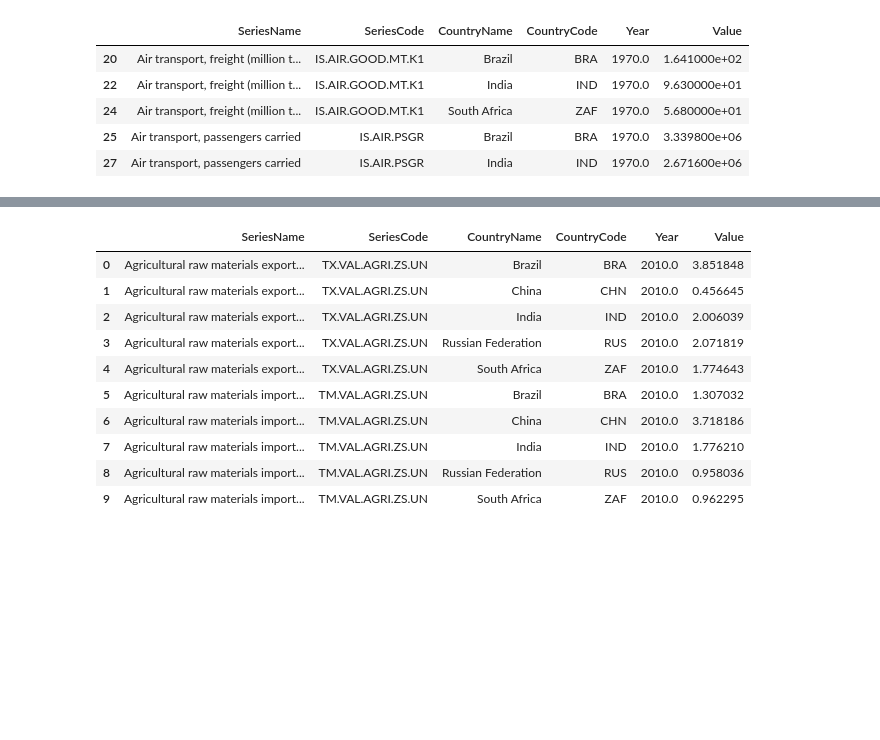
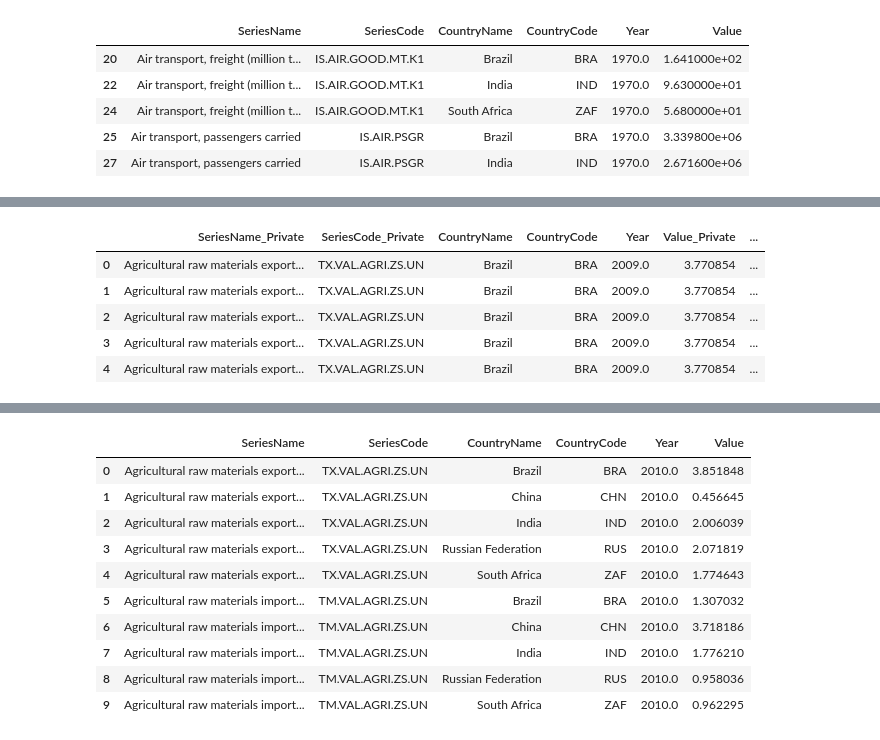
Before and after one commit to SArjaGit/BRICS_Project, a Jupyter notebook: BRICS/Master.ipynb, the cells around one changed output, grey strips where cells are left out. Drawn from its saved outputs; the diff is of its cells as text; code cells hidden in the pictures; blank space fills up the shorter version.

```diff
--- a/BRICS/Master.ipynb
+++ b/BRICS/Master.ipynb
@@ -99,0 +142,10 @@ display(public_sector_indicators_df.head())
+# %%
+master_brics_df = pd.merge(private_sector_df, economy_df, on=["CountryName","CountryCode", "Year"], how="inner")
+master_brics_df.head()
+# %% [output]
+|  | SeriesName_Private | SeriesCode_Private | CountryName | CountryCode | Year | Value_Private | ... |
+| 0 | Agricultural raw materials export... | TX.VAL.AGRI.ZS.UN | Brazil | BRA | 2009.0 | 3.770854 | ... |
+| 1 | Agricultural raw materials export... | TX.VAL.AGRI.ZS.UN | Brazil | BRA | 2009.0 | 3.770854 | ... |
+| 2 | Agricultural raw materials export... | TX.VAL.AGRI.ZS.UN | Brazil | BRA | 2009.0 | 3.770854 | ... |
+| 3 | Agricultural raw materials export... | TX.VAL.AGRI.ZS.UN | Brazil | BRA | 2009.0 | 3.770854 | ... |
+| 4 | Agricultural raw materials export... | TX.VAL.AGRI.ZS.UN | Brazil | BRA | 2009.0 | 3.770854 | ... |
```
Also changed, not shown: parts of 10 cells of this notebook.
